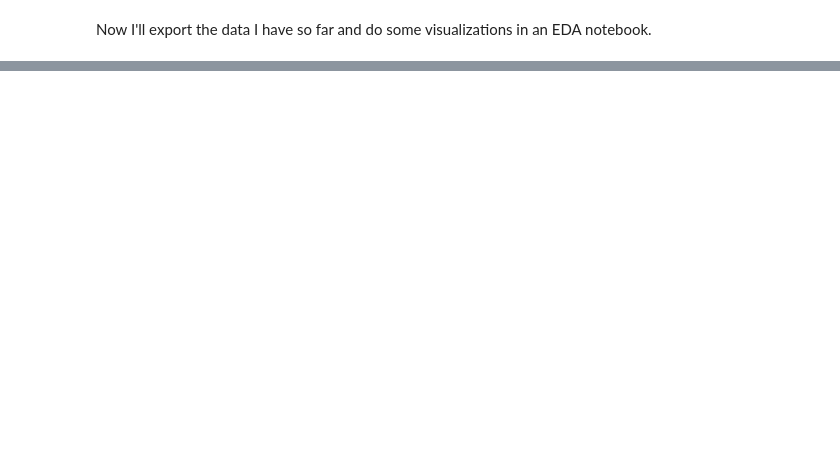
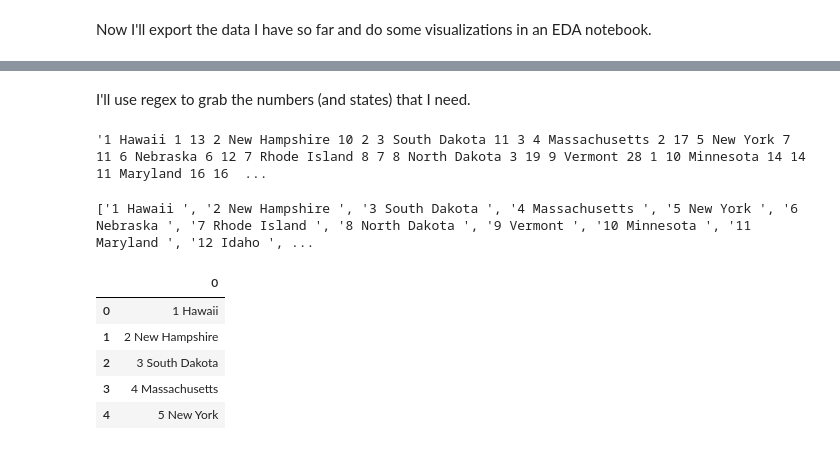
Before and after one commit to KwameTaylor/flask-project, a Jupyter notebook: acquire.ipynb, the cells around one changed output, grey strips where cells are left out. Saved outputs shown, nothing was run; the diff lists cells and outputs as text; code cells hidden in the pictures; blank space fills up the shorter version.

Commit message:
acquire eco friendly states data

```diff
--- a/acquire.ipynb
+++ b/acquire.ipynb
@@ -1101,0 +1117,10 @@ cats.to_csv('cats.csv')
+# %%
+# get web page
+driver.get(urlpage)
+# execute script to scroll down the page
+driver.execute_script("window.scrollTo(0, document.body.scrollHeight);var lenOfPage=document.body.scrollHeight;return lenOfPage;")
+# sleep for 30s
+time.sleep(30)
+
+results_rank = driver.find_elements_by_xpath("/html/body/main/div/div/div/div/div/div/div/div/div/div/table/tbody/tr/td/span")
+print('Number of results (rank):', len(results_rank))
@@ -1101,0 +1129,3 @@ cats.to_csv('cats.csv')
+# %%
+for result in results_rank:
+    print(result.text)
@@ -1101,0 +1150,26 @@ cats.to_csv('cats.csv')
+# %% [markdown]
+I'll use regex to grab the numbers (and states) that I need.
+# %%
+s = ""
+for result in results_rank:
+    s += result.text
+    s += " "
+
+s
+# %% [output]
+'1 Hawaii 1 13 2 New Hampshire 10 2 3 South Dakota 11 3 4 Massachusetts 2 17 5 New York 7 11 6 Nebraska 6 12 7 Rhode Island 8 7 8 North Dakota 3 19 9 Vermont 28 1 10 Minnesota 14 14 11 Maryland 16 16  ...
+# %%
+r1 = re.findall(r"\d+ [A-Z]\w+ ?\D*", s)
+print(r1)
+# %% [output]
+['1 Hawaii ', '2 New Hampshire ', '3 South Dakota ', '4 Massachusetts ', '5 New York ', '6 Nebraska ', '7 Rhode Island ', '8 North Dakota ', '9 Vermont ', '10 Minnesota ', '11 Maryland ', '12 Idaho ', ...
+# %%
+dfr1 = pd.DataFrame(r1)
+dfr1.head()
+# %% [output]
+|  | 0 |
+| 0 | 1 Hawaii |
+| 1 | 2 New Hampshire |
+| 2 | 3 South Dakota |
+| 3 | 4 Massachusetts |
+| 4 | 5 New York |
```
Also changed, not shown: parts of 11 cells of this notebook.
